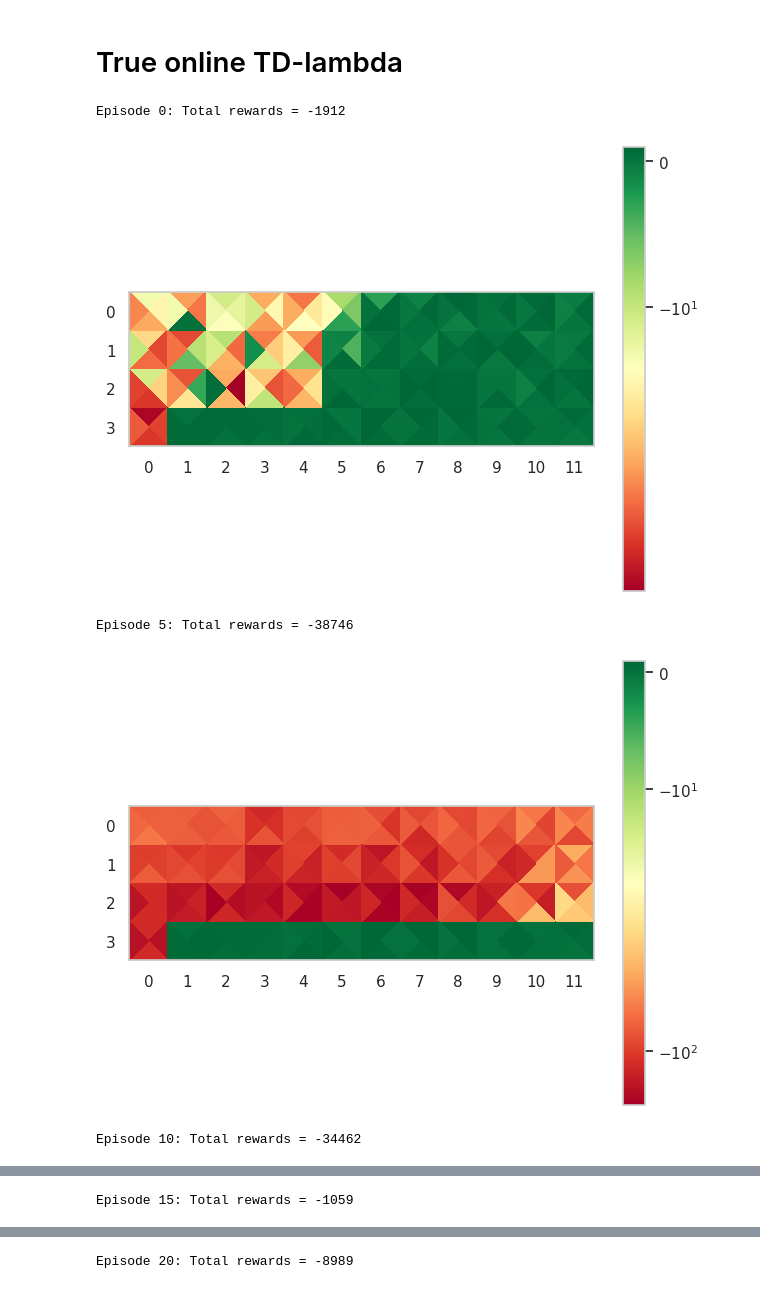
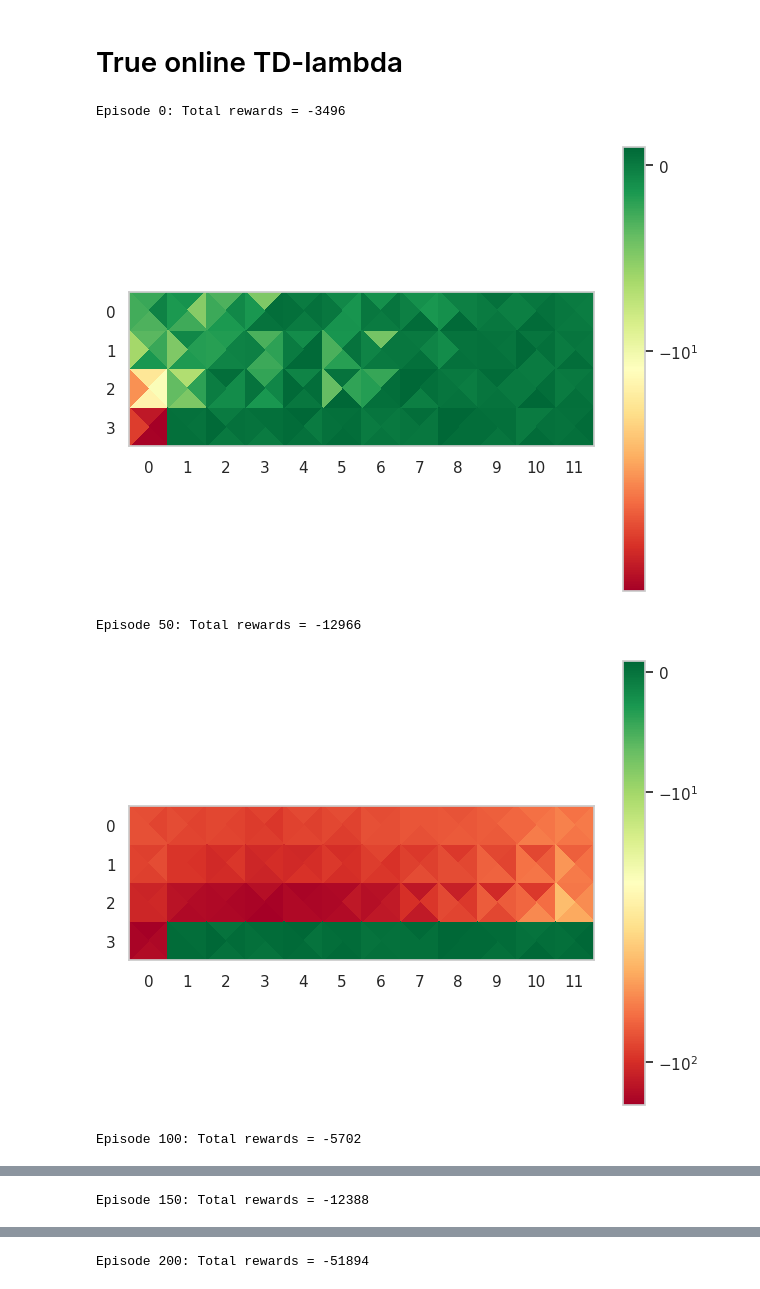
Before and after one commit to gardan4/RL-learning-goals, a Jupyter notebook: python/KEN4157_Reinforcement_Learning_Cliff_Walking.ipynb, the cells around one changed output, grey strips where cells are left out. Cells and saved outputs as stored; diff of their text form; code cells hidden in the pictures.

```diff
--- a/python/KEN4157_Reinforcement_Learning_Cliff_Walking.ipynb
+++ b/python/KEN4157_Reinforcement_Learning_Cliff_Walking.ipynb
@@ -353,8 +353,7 @@ def get_feature_vector(state, action, is_terminal):
     return feature_vector
 
 # Initialize value-function weights, eligibility trace
-w = np.random.random(obs_space.n * action_space.n)  # Linear weight vector
-
+w = np.zeros(num_states * num_actions)  # Linear weight vector
 z = np.zeros(num_states * num_actions)  # Eligibility trace vector
 returns_per_episode = []  # To store total rewards per episode
 
@@ -384,36 +383,36 @@ for episode in range(num_episodes):
         w = w + alpha * (delta + V - V_old) * z - alpha * (V - V_old) * x
         V_old = V_prime
         x = x_prime
 
         # Update state
         state = next_state
         total_rewards += reward
 
 
-    if episode % 50 == 0:
+    if episode % 100 == 0:
         print(f"Episode {episode}: Total rewards = {total_rewards}")
         # Plot heatmap from our Q-table
         Q = w.reshape((num_states, num_actions))
         q_vals_up = Q[:, 0]
         q_vals_right = Q[:, 1]
         q_vals_down = Q[:, 2]
         q_vals_left = Q[:, 3]
         create_qvals_heatmap(q_vals_up, q_vals_right, q_vals_down, q_vals_left)
     returns_per_episode.append(total_rewards)
 
 
 plot_returns_per_episode(returns_per_episode)
 
 # Plot heatmap from our Q-table
 Q = w.reshape((num_states, num_actions))
 q_vals_up = Q[:, 0]
 q_vals_right = Q[:, 1]
 q_vals_down = Q[:, 2]
 q_vals_left = Q[:, 3]
 create_qvals_heatmap(q_vals_up, q_vals_right, q_vals_down, q_vals_left)
 # %% [output]
-Episode 0: Total rewards = -1912
+Episode 0: Total rewards = -3496
-[figure, old version]
+[figure, new version]
-Episode 5: Total rewards = -38746
+Episode 50: Total rewards = -12966
-[figure, old version]
+[figure, new version]
-Episode 10: Total rewards = -34462
+Episode 100: Total rewards = -5702
@@ -421 +420 @@ Episode 10: Total rewards = -34462
-Episode 15: Total rewards = -1059
+Episode 150: Total rewards = -12388
@@ -423 +422 @@ Episode 15: Total rewards = -1059
-Episode 20: Total rewards = -8989
+Episode 200: Total rewards = -51894
```
Also changed, not shown: parts of 1 cell of this notebook.
